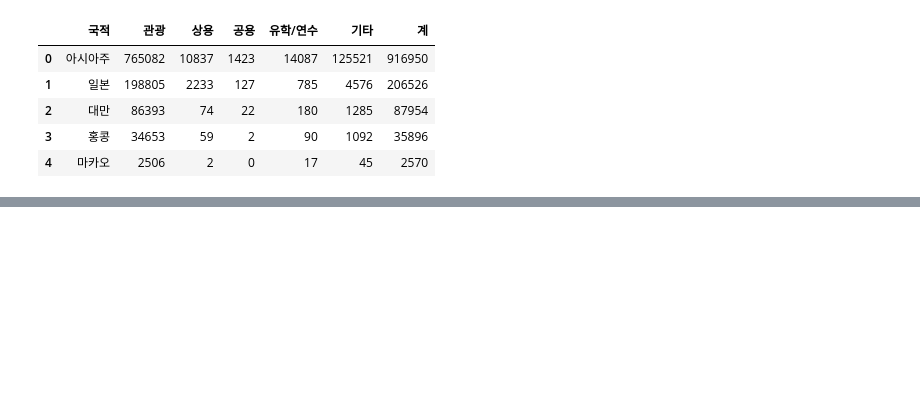
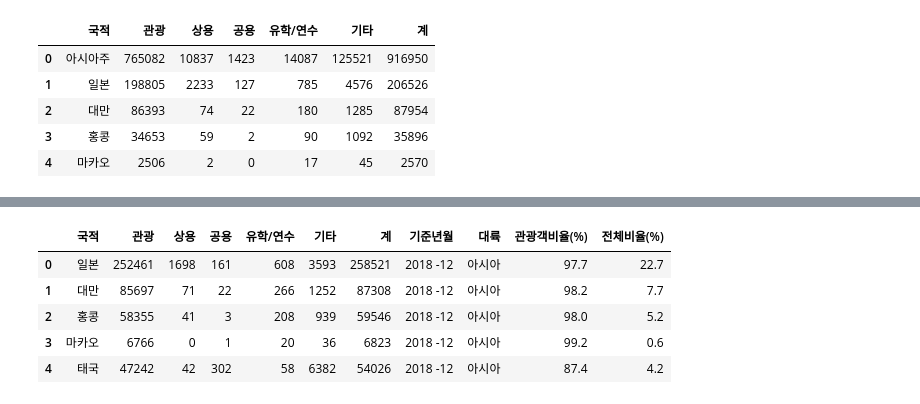
Before and after one commit to lullu303/DataScience, a Jupyter notebook: 2023-DataScience/2023-02-17/Pandas_test1.ipynb, the cells around one changed output, grey strips where cells are left out. Cells and saved outputs as stored; diff of their text form; code cells hidden in the pictures; blank space fills up the shorter version.

```diff
--- a/2023-DataScience/2023-02-17/Pandas_test1.ipynb
+++ b/2023-DataScience/2023-02-17/Pandas_test1.ipynb
@@ -14,0 +174,4 @@ kto_201901.head()
+# %%
+continents_list = ['아시아주', '미주', '구주', '대양주', '아프리카주', '기타대륙',
+'교포소계']
+continents_list # 대륙목록 생
@@ -14,0 +180,5 @@ kto_201901.head()
+# %%
+# kto_201901 데이터의 국적 칼럼에서 continents_list 에 포함되지 않는 국가만 선택
+condition = (kto_201901.국적.isin(continents_list) == False)
+kto_201901_country = kto_201901[condition]
+kto_201901_country['국적'].unique()
@@ -14,0 +214,4 @@ kto_201901.head()
+# %%
+continents = ['아시아']*25 + ['아메리카']*5 + ['유럽']*23 + ['오세아니아']*3 \
++ ['아프리카']*2 + ['기타대륙'] + ['교포']
+print(continents)
@@ -14,0 +277,25 @@ kto_201901.head()
+# %%
+def create_kto_data(yy,mm) :
+    file_path = './files/kto_{}{}.xlsx'.format(yy,mm)
+    df = pd.read_excel(file_path, header=1, skipfooter=4, usecols='A:G')
+    df['기준년월'] = '{} -{}'.format(yy,mm)
+    ignore_list = ['아시아주', '미주', '구주', '대양주', '아프리카주', '기타대륙', '교포소계'] # 제거할 대륙명 선정하기
+    condition = (df['국적'].isin(ignore_list) == False) # 대륙 미포함 조건
+    df_country = df[condition].reset_index(drop=True)
+    continents = ['아시아']*25 + ['아메리카']*5 + ['유럽']*23 + ['대양주']*3 + ['아프리카']*2 + ['기타대륙'] + ['교포']
+    df_country['대륙'] = continents
+    df_country['관광객비율(%)'] = round(df_country.관광 / df_country.계 * 100, 1)
+    tourist_sum = sum(df_country['관광'])
+    df_country['전체비율(%)'] = round(df_country['관광'] / tourist_sum * 100, 1)
+
+    return(df_country)
+# %%
+kto_test = create_kto_data(2018, 12)
+kto_test.head()
+# %% [output]
+|  | 국적 | 관광 | 상용 | 공용 | 유학/연수 | 기타 | 계 | 기준년월 | 대륙 | 관광객비율(%) | 전체비율(%) |
+| 0 | 일본 | 252461 | 1698 | 161 | 608 | 3593 | 258521 | 2018 -12 | 아시아 | 97.7 | 22.7 |
+| 1 | 대만 | 85697 | 71 | 22 | 266 | 1252 | 87308 | 2018 -12 | 아시아 | 98.2 | 7.7 |
+| 2 | 홍콩 | 58355 | 41 | 3 | 208 | 939 | 59546 | 2018 -12 | 아시아 | 98.0 | 5.2 |
+| 3 | 마카오 | 6766 | 0 | 1 | 20 | 36 | 6823 | 2018 -12 | 아시아 | 99.2 | 0.6 |
+| 4 | 태국 | 47242 | 42 | 302 | 58 | 6382 | 54026 | 2018 -12 | 아시아 | 87.4 | 4.2 |
```
Also changed, not shown: parts of 28 cells of this notebook.
